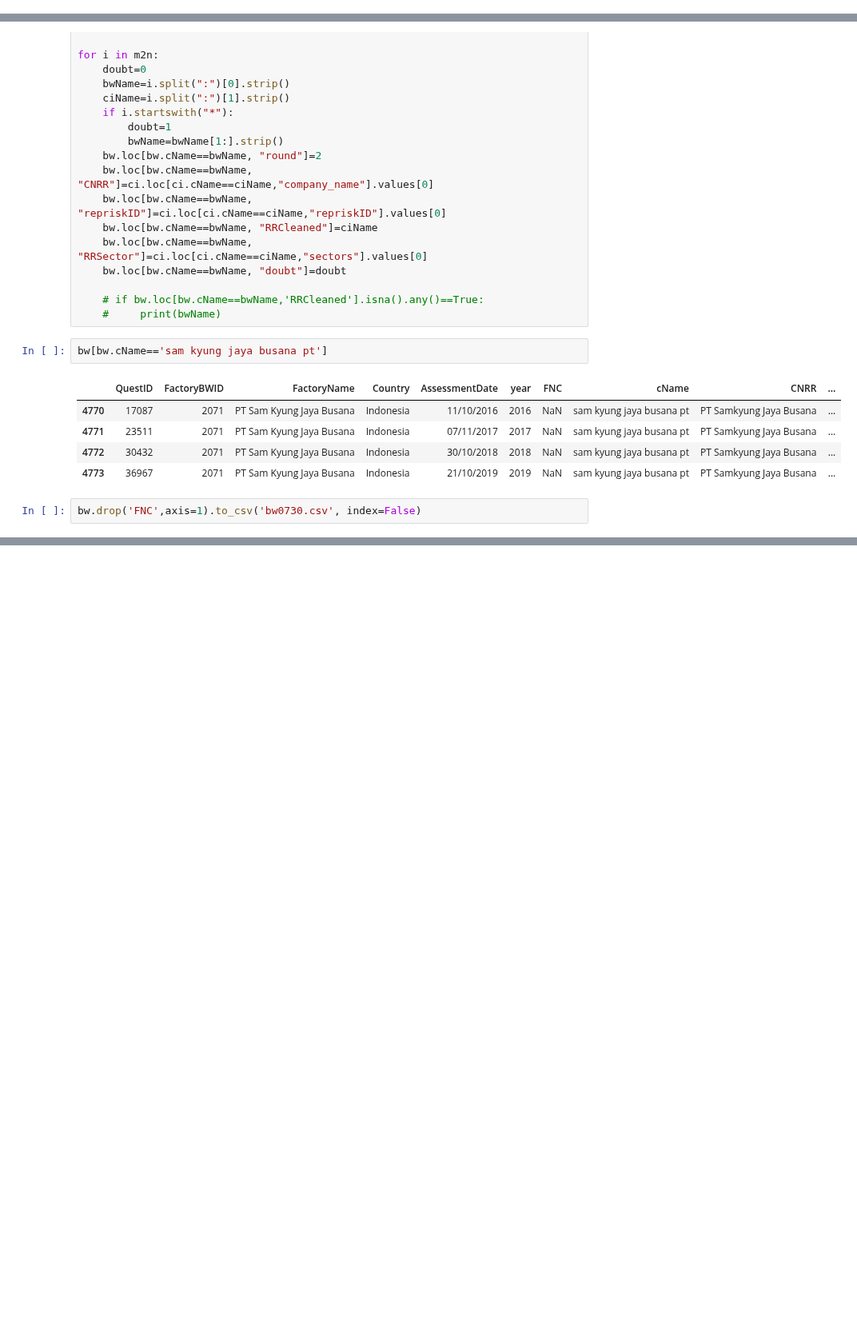
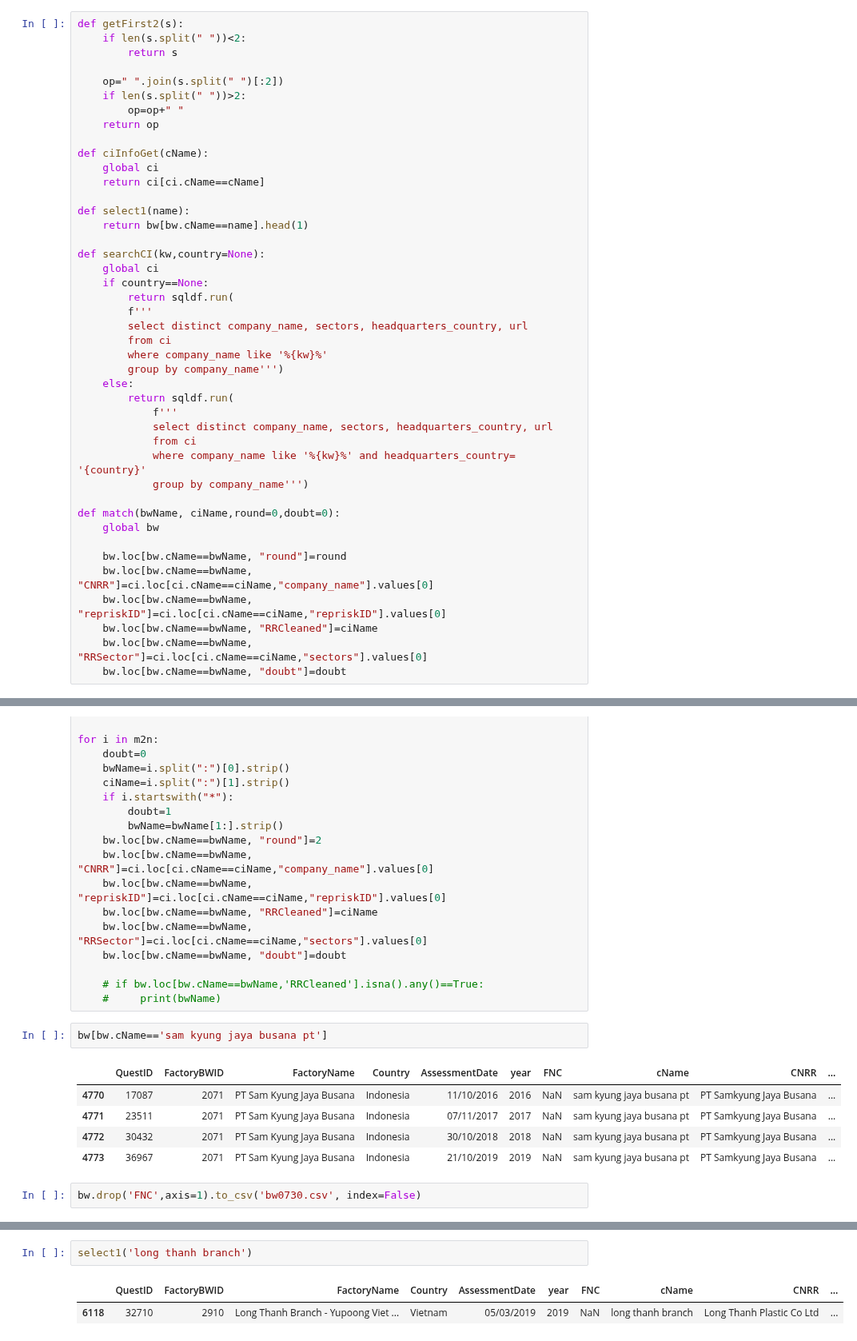
Before and after one commit to xolyn/labor_audit, a Jupyter notebook: LingyuZhou/w9/w9.ipynb, the cells around one changed output, grey strips where cells are left out. Shown at 80% size. Drawn from its saved outputs; the diff is of its cells as text; blank space fills up the shorter version.

```diff
--- a/LingyuZhou/w9/w9.ipynb
+++ b/LingyuZhou/w9/w9.ipynb
@@ -102,3 +112,46 @@ def ciInfoGet(cName):
+# %%
+def getFirst2(s):
+    if len(s.split(" "))<2:
+        return s
+
+    op=" ".join(s.split(" ")[:2])
+    if len(s.split(" "))>2:
+        op=op+" "
+    return op
+
+def ciInfoGet(cName):
+    global ci
+    return ci[ci.cName==cName]
+
+def select1(name):
+    return bw[bw.cName==name].head(1)
+
+def searchCI(kw,country=None):
+    global ci
+    if country==None:
+        return sqldf.run(
+        f'''
+        select distinct company_name, sectors, headquarters_country, url
+        from ci
+        where company_name like '%{kw}%'
+        group by company_name''')
+    else:
+        return sqldf.run(
+            f'''
+            select distinct company_name, sectors, headquarters_country, url
+            from ci
+            where company_name like '%{kw}%' and headquarters_country= '{country}'
+            group by company_name''')
+
+def match(bwName, ciName,round=0,doubt=0):
+    global bw
+
+    bw.loc[bw.cName==bwName, "round"]=round
+    bw.loc[bw.cName==bwName, "CNRR"]=ci.loc[ci.cName==ciName,"company_name"].values[0]
+    bw.loc[bw.cName==bwName, "repriskID"]=ci.loc[ci.cName==ciName,"repriskID"].values[0]
+    bw.loc[bw.cName==bwName, "RRCleaned"]=ciName
+    bw.loc[bw.cName==bwName, "RRSector"]=ci.loc[ci.cName==ciName,"sectors"].values[0]
+    bw.loc[bw.cName==bwName, "doubt"]=doubt
 # %% [markdown]
 # show all match3 corresponding results:
 # %%
@@ -228,0 +318,5 @@ bw.drop('FNC',axis=1).to_csv('bw0730.csv', index=False)
+# %%
+select1('long thanh branch')
+# %% [output]
+|  | QuestID | FactoryBWID | FactoryName | Country | AssessmentDate | year | FNC | cName | CNRR | ... |
+| 6118 | 32710 | 2910 | Long Thanh Branch - Yupoong Viet ... | Vietnam | 05/03/2019 | 2019 | NaN | long thanh branch | Long Thanh Plastic Co Ltd | ... |
```
Also changed, not shown: parts of 16 cells of this notebook, 1 other file.
